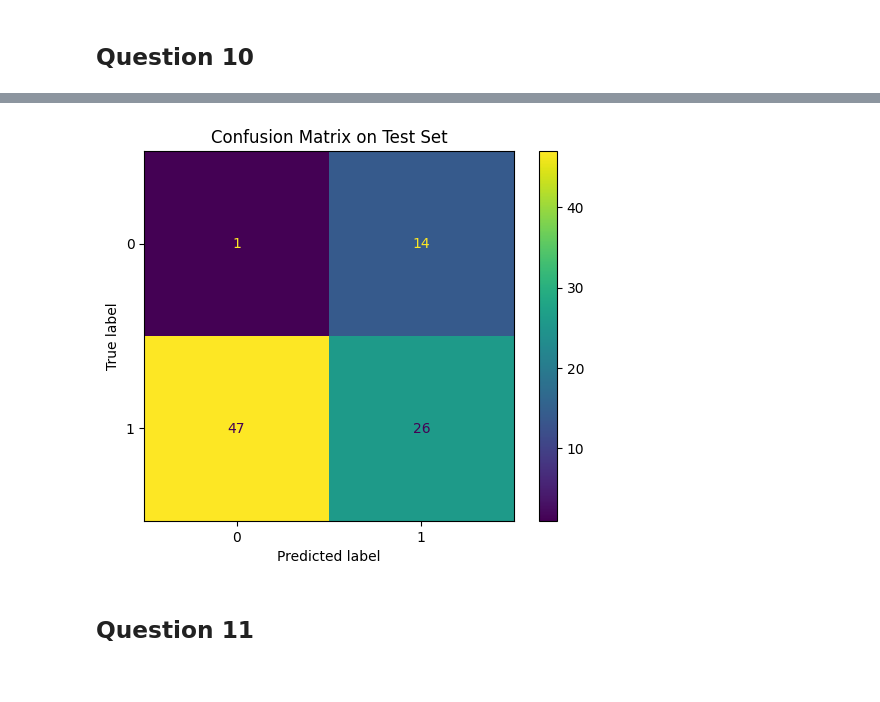
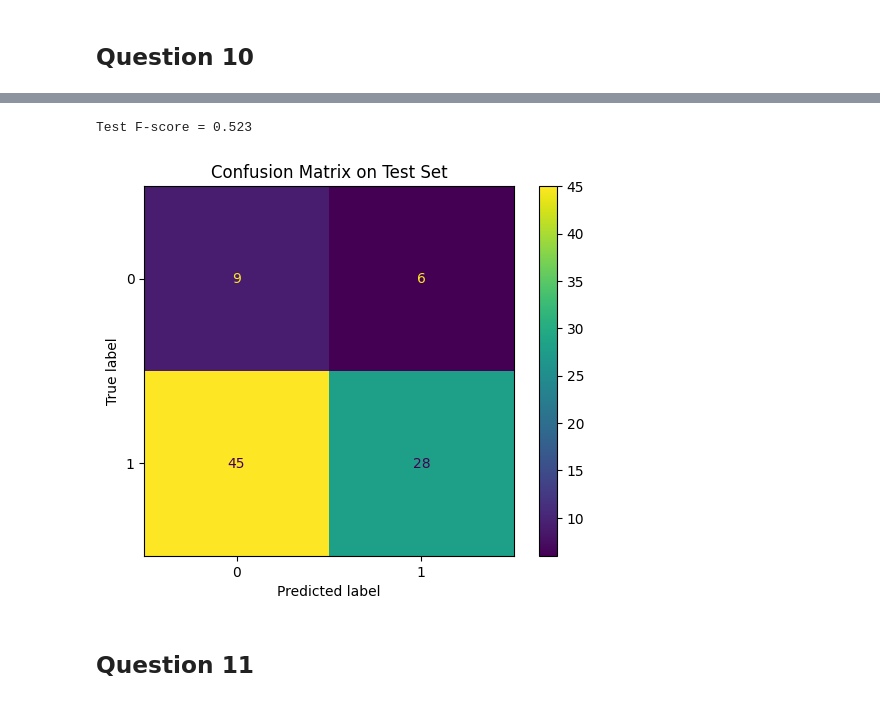
Before and after one commit to TristanNMon/Time-Series, a Jupyter notebook: HW1-notebook-v2.ipynb, the cells around one changed output, grey strips where cells are left out. Drawn from its saved outputs; the diff is of its cells as text; code cells hidden in the pictures.

```diff
--- a/HW1-notebook-v2.ipynb
+++ b/HW1-notebook-v2.ipynb
@@ -430,0 +234,3 @@ F-score on the test set: 0.4602
+# %%
+# parameters
+fs = 100  # Hz
@@ -430,0 +373,6 @@ F-score on the test set: 0.4602
+# %%
+print("Computing DTW distance matrix (train–train)...")
+D_train = cdist_dtw(X_train_proc)  # shape (N_train, N_train)
+
+print("Computing DTW distance matrix (test–train)...")
+D_test = cdist_dtw(X_test_proc, X_train_proc)  # shape (N_test, N_train)
@@ -430,0 +382,24 @@ F-score on the test set: 0.4602
+# %%
+k_values = [i for i in range(1, 21)] + [10*i for i in range(3, 8)]
+skf = StratifiedKFold(n_splits=5, shuffle=True, random_state=SEED)
+avg_f1_scores = []
+
+best_k, best_f1 = None, 0
+for k in k_values:
+    fold_f1 = []
+    for train_idx, val_idx in skf.split(D_train, y_train):
+        D_tr = D_train[np.ix_(train_idx, train_idx)]
+        D_val = D_train[np.ix_(val_idx, train_idx)]
+
+        knn = KNeighborsClassifier(n_neighbors=k, metric="precomputed")
+        knn.fit(D_tr, y_train[train_idx])
+        y_pred = knn.predict(D_val)
+        fold_f1.append(f1_score(y_train[val_idx], y_pred))
+
+    mean_f1 = np.mean(fold_f1)
+    avg_f1_scores.append(mean_f1)
+    print(f"k={k}: mean F1={mean_f1:.3f}")
+    if mean_f1 > best_f1:
+        best_f1, best_k = mean_f1, k
+
+print(f"\nOptimal k={best_k}, mean CV-F1={best_f1:.3f}")
@@ -431,12 +437,21 @@ F-score on the test set: 0.4602
+# %%
+knn_final = KNeighborsClassifier(n_neighbors=best_k, metric="precomputed")
+knn_final.fit(D_train, y_train)
+y_pred_test = knn_final.predict(D_test)
+
+test_f1 = f1_score(y_test, y_pred_test)
+print(f"Test F-score = {test_f1:.3f}")
+# %% [output]
+Test F-score = 0.523
 # %%
 #compute confusion matrix
 from sklearn.metrics import confusion_matrix, ConfusionMatrixDisplay
-cm = confusion_matrix(y_test, y_test_pred, labels=clf_final.classes_)
-disp = ConfusionMatrixDisplay(confusion_matrix=cm, display_labels=clf_final.classes_)
+cm = confusion_matrix(y_test, y_pred_test)
+disp = ConfusionMatrixDisplay(confusion_matrix=cm)
 disp.plot()
 plt.title("Confusion Matrix on Test Set")
 plt.show()
 # %% [output]
-[figure, old version]
+[figure, new version]
 # %% [markdown]
 ## Question 11
```
Also changed, not shown: parts of 33 cells of this notebook, 12 other files.
